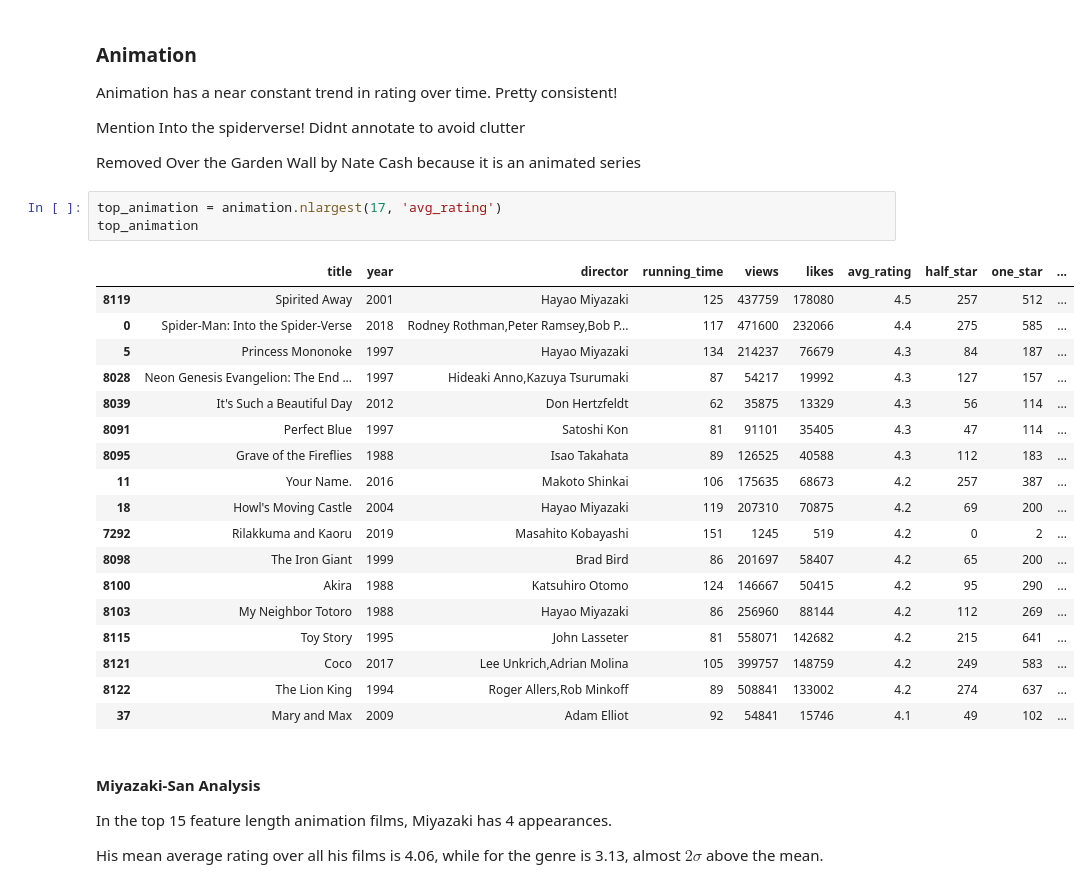
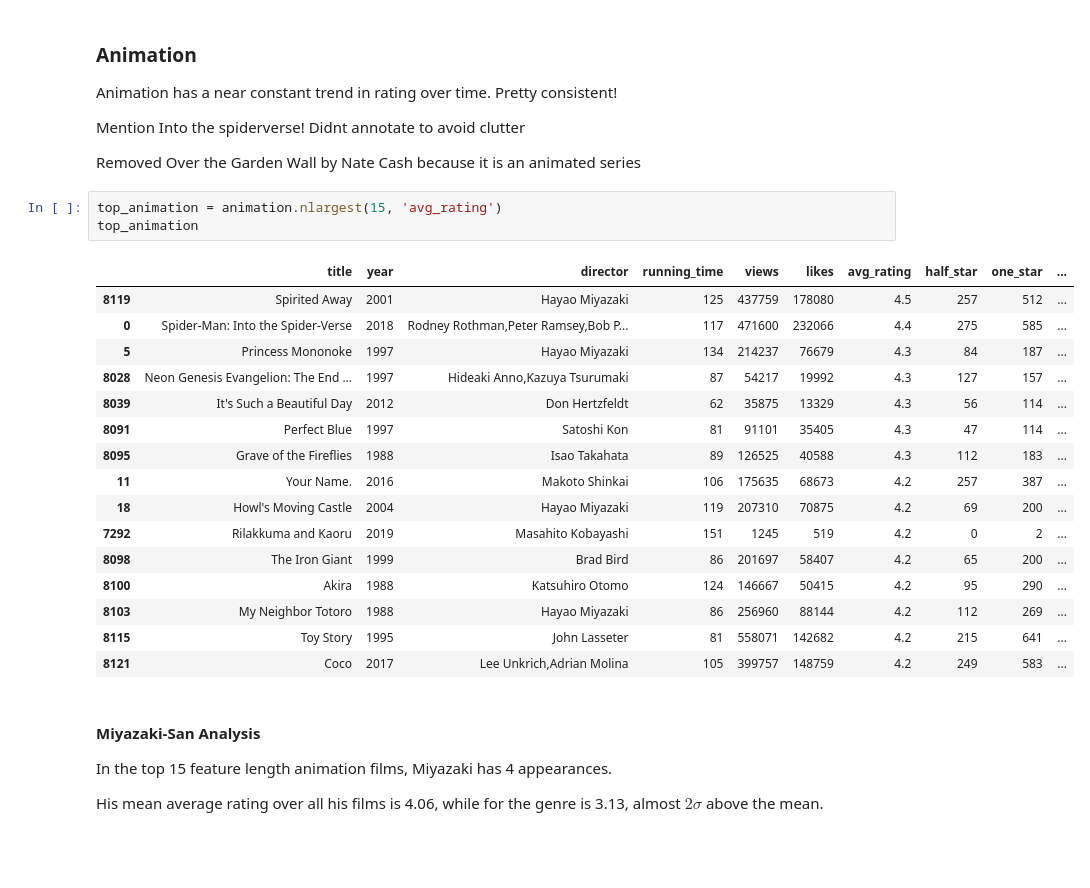
Before and after one commit to andresdha/Letterboxd_Data, a Jupyter notebook: Letterboxd Data Analysis.ipynb, the cells around one changed output. Drawn from its saved outputs; the diff is of its cells as text; blank space fills up the shorter version.

```diff
--- a/Letterboxd Data Analysis.ipynb
+++ b/Letterboxd Data Analysis.ipynb
@@ -636,27 +636,25 @@ Mention Into the spiderverse! Didnt annotate to avoid clutter
 
 Removed Over the Garden Wall by Nate Cash because it is an animated series
 # %%
-top_animation = animation.nlargest(17, 'avg_rating')
+top_animation = animation.nlargest(15, 'avg_rating')
 top_animation
 # %% [output]
 |  | title | year | director | running_time | views | likes | avg_rating | half_star | one_star | ... |
 | 8119 | Spirited Away | 2001 | Hayao Miyazaki | 125 | 437759 | 178080 | 4.5 | 257 | 512 | ... |
 | 0 | Spider-Man: Into the Spider-Verse | 2018 | Rodney Rothman,Peter Ramsey,Bob P... | 117 | 471600 | 232066 | 4.4 | 275 | 585 | ... |
 | 5 | Princess Mononoke | 1997 | Hayao Miyazaki | 134 | 214237 | 76679 | 4.3 | 84 | 187 | ... |
 | 8028 | Neon Genesis Evangelion: The End ... | 1997 | Hideaki Anno,Kazuya Tsurumaki | 87 | 54217 | 19992 | 4.3 | 127 | 157 | ... |
 | 8039 | It's Such a Beautiful Day | 2012 | Don Hertzfeldt | 62 | 35875 | 13329 | 4.3 | 56 | 114 | ... |
 | 8091 | Perfect Blue | 1997 | Satoshi Kon | 81 | 91101 | 35405 | 4.3 | 47 | 114 | ... |
 | 8095 | Grave of the Fireflies | 1988 | Isao Takahata | 89 | 126525 | 40588 | 4.3 | 112 | 183 | ... |
 | 11 | Your Name. | 2016 | Makoto Shinkai | 106 | 175635 | 68673 | 4.2 | 257 | 387 | ... |
 | 18 | Howl's Moving Castle | 2004 | Hayao Miyazaki | 119 | 207310 | 70875 | 4.2 | 69 | 200 | ... |
 | 7292 | Rilakkuma and Kaoru | 2019 | Masahito Kobayashi | 151 | 1245 | 519 | 4.2 | 0 | 2 | ... |
 | 8098 | The Iron Giant | 1999 | Brad Bird | 86 | 201697 | 58407 | 4.2 | 65 | 200 | ... |
 | 8100 | Akira | 1988 | Katsuhiro Otomo | 124 | 146667 | 50415 | 4.2 | 95 | 290 | ... |
 | 8103 | My Neighbor Totoro | 1988 | Hayao Miyazaki | 86 | 256960 | 88144 | 4.2 | 112 | 269 | ... |
 | 8115 | Toy Story | 1995 | John Lasseter | 81 | 558071 | 142682 | 4.2 | 215 | 641 | ... |
 | 8121 | Coco | 2017 | Lee Unkrich,Adrian Molina | 105 | 399757 | 148759 | 4.2 | 249 | 583 | ... |
-| 8122 | The Lion King | 1994 | Roger Allers,Rob Minkoff | 89 | 508841 | 133002 | 4.2 | 274 | 637 | ... |
-| 37 | Mary and Max | 2009 | Adam Elliot | 92 | 54841 | 15746 | 4.1 | 49 | 102 | ... |
 # %% [markdown]
 #### Miyazaki-San Analysis
 
```
Also changed, not shown: parts of 17 cells of this notebook.
